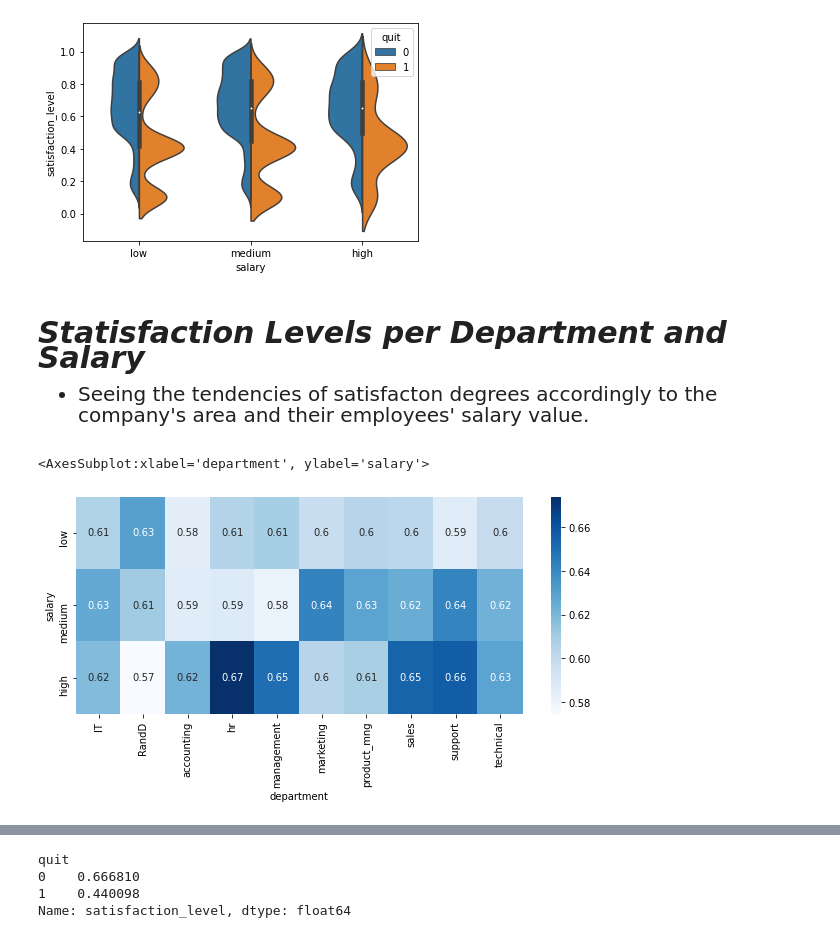
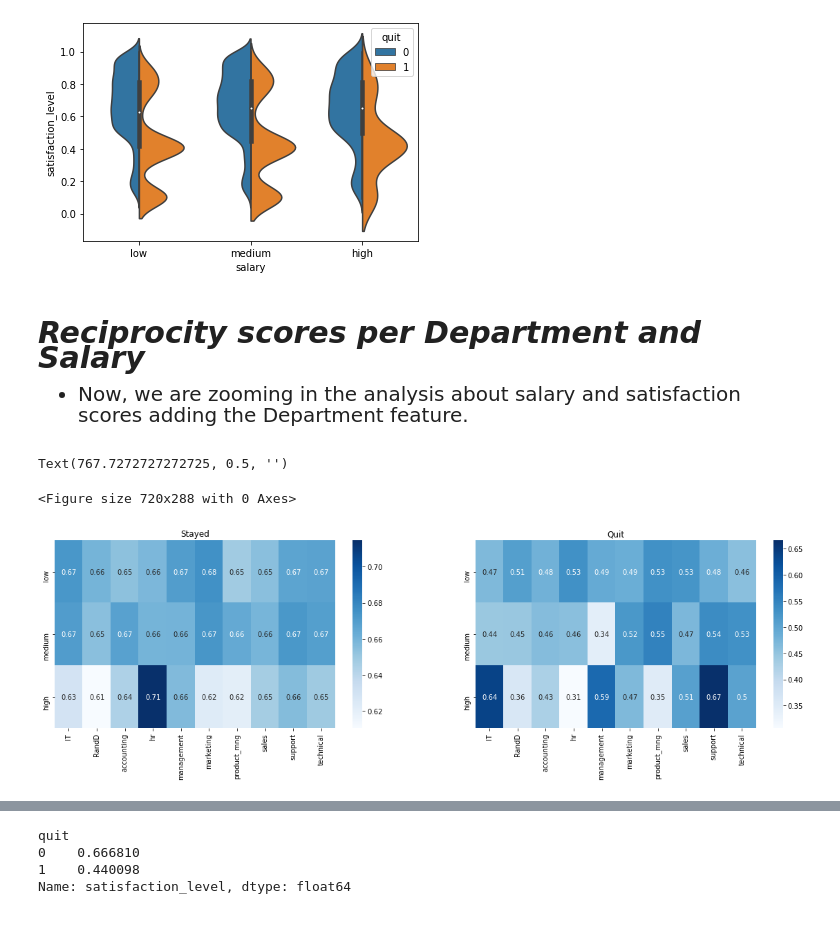
Before and after one commit to felipesveiga/Employee-Turnover, a Jupyter notebook: turnover.ipynb, the cells around one changed output, grey strips where cells are left out. Drawn from its saved outputs; the diff is of its cells as text; code cells hidden in the pictures.

```diff
--- a/turnover.ipynb
+++ b/turnover.ipynb
@@ -122,3 +112,12 @@ sns.countplot(data=train, x='quit')
+# %%
+from scipy.stats import hmean
+train['number_project_per_time_spend'] = train.number_project / train.time_spend_company
+
+# Using harmonic mean can highlight possible discrepancies between the values. For instance, a given worker might be very unsatisfied (0.2)
+# with the company, whereas their boss and team exceedingly enjoy working with them (0.9).
+
+# We'll name this stat as 'reciprocity_degree'
+train['reciprocity_degree'] = hmean([train.satisfaction_level, train.last_evaluation])
 # %% [markdown]
 <h3 style='font-size:30px;font-style:italic'> Densities of staying or quitting occurences according to satisfaction and salary</h3>
 <div>
@@ -137,26 +136,37 @@ sns.violinplot(data=train, x='salary', y='satisfaction_level', hue='quit',split=
 <AxesSubplot:xlabel='salary', ylabel='satisfaction_level'>
 [figure]
 # %% [markdown]
-<h3 style='font-size:30px;font-style:italic'> Statisfaction Levels per Department and Salary</h3>
+<h3 style='font-size:30px;font-style:italic'> Reciprocity scores per Department and Salary</h3>
 <div>
     <ul style='font-size:20px'>
         <li>
-            Seeing the tendencies of satisfacton degrees accordingly to the company's area and their employees' salary value.
+            Now, we are zooming in the analysis about salary and satisfaction scores adding the Department feature.
         </li>
     </ul>
 </div>
+# %%
+# Segregating the employees who've quitted and still work in the company
+only_0=train[train.quit==0]
+only_1=train[train.quit==1]
 # %%
-# Sorting by 'accounting' so the index order could be ['low', 'medium', 'high']
-satisfact1 = pd.pivot_table(data = train, index='salary', columns='department', values='satisfaction_level').sort_values(by='accounting')
+# Sorting the pivot tables by 'hr' and 'support' so the index order could be ['low', 'medium', 'high']
+recip0 = pd.pivot_table(data = only_0, index='salary', columns='department', values='reciprocity_degree').sort_values(by='hr')
+recip1 = pd.pivot_table(data = only_1, index='salary', columns='department', values='reciprocity_degree').sort_values(by='support')
 # %%
-# Comentar o heatmap
-# Notar a escala dos valores das cores. Não há nenhum departamento com menos de 0.5 de satisfação.
-# Notar que certos departamentos possuem os funcionários com salário médios com as maiores satisfações.
-
-# Em RandD, quanto maior o salário, menos satisfeito está o funcionário!
 import seaborn as sns
 plt.figure(figsize=(10,4))
-sns.heatmap(satisfact1, cmap='Blues', annot=True)
+plt.figure(figsize=(20,5))
+plt.subplot(121)
+sns.heatmap(recip0, cmap='Blues', annot=True)
+plt.xlabel(None)
+plt.ylabel(None)
+plt.title('Stayed')
+plt.subplot(122)
+sns.heatmap(recip1, cmap='Blues', annot=True)
+plt.title('Quit')
+plt.xlabel(None)
+plt.ylabel(None)
 # %% [output]
-<AxesSubplot:xlabel='department', ylabel='salary'>
+Text(767.7272727272725, 0.5, '')
+<Figure size 720x288 with 0 Axes>
-[figure, old version]
+[figure, new version]
```
Also changed, not shown: parts of 8 cells of this notebook.
